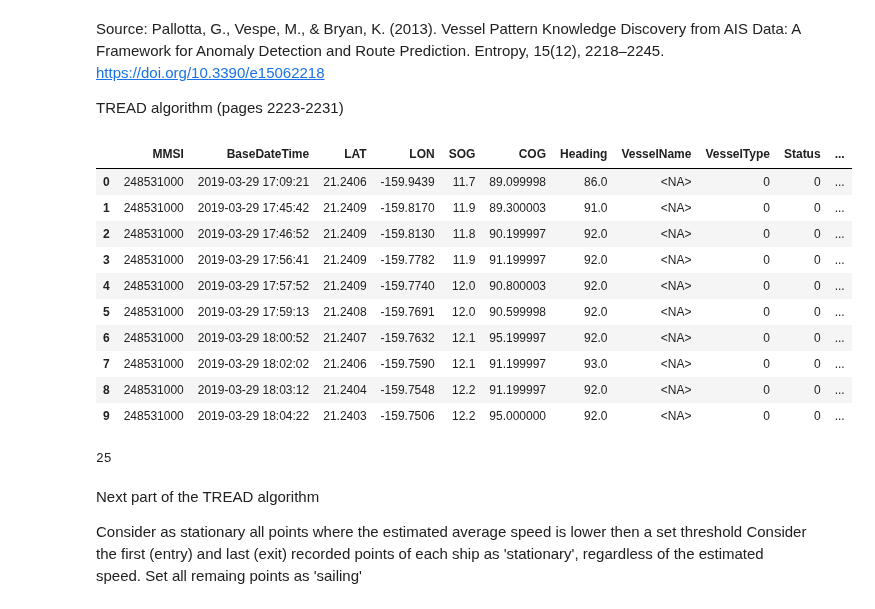
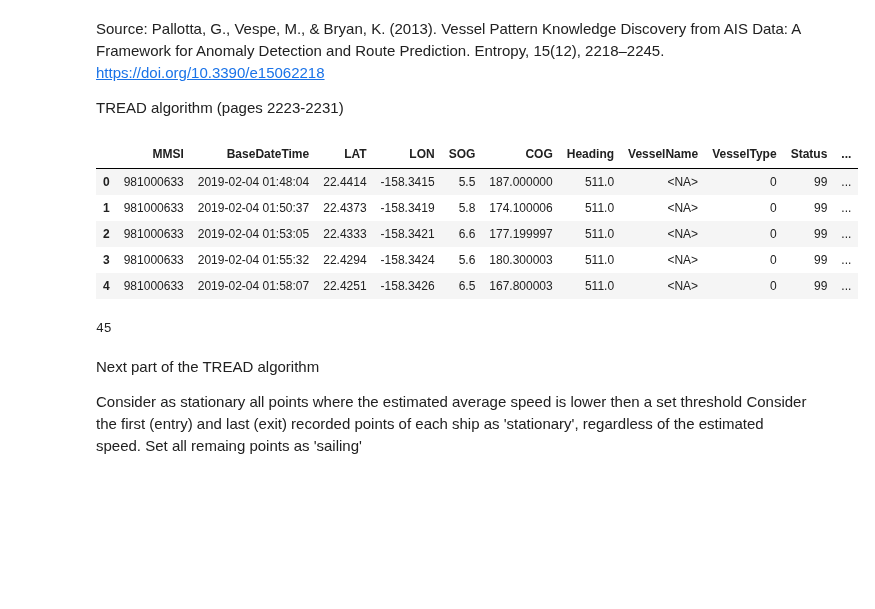
Before and after one commit to Accazeta/AIS_data_analysis, a Jupyter notebook: src/TREAD.ipynb, the cells around one changed output. Drawn from its saved outputs; the diff is of its cells as text; code cells hidden in the pictures; blank space fills up the shorter version.

```diff
--- a/src/TREAD.ipynb
+++ b/src/TREAD.ipynb
@@ -21,8 +21,8 @@ import plotly.graph_objects as go
 # constants
 FOLDER_PATH = "../dataset/2019/"
 FILE_NAME = 'cleaned_2019_01-03.csv'
-SPEED_THRESHOLD = 0.25 # nautical knots
-ABSURD_SPEED_THRESHOLD = 107 # nautical knots
+SPEED_THRESHOLD = 0.5 # nautical knots
+ABSURD_SPEED_THRESHOLD = 102 # nautical knots
 POINTS_THRESHOLD = 50
 KNOTS_CONST = 1.943845249221964 # constant used to convert from m/s to nautical knots
 EARTH_RADIUS_KM = 6378.137 # average value, taken from WGS-84 standard and used by geopy https://github.com/geopy/geopy/blob/master/geopy/distance.py
@@ -31,7 +31,7 @@ LAT_MIN = 18.76651
 LAT_MAX = 22.63089
 LON_MIN = -160.11085
 LON_MAX = -154.38957
-LOST_TIME_THRESHOLD_SECONDS = dt.timedelta(seconds=600) # 10 minutes
+LOST_TIME_THRESHOLD_SECONDS = dt.timedelta(seconds=620) # 10 * (62s)
 EXIT_TIME_THRESHOLD_HOURS = dt.timedelta(hours=12) # half day
 # %% [markdown]
 Import source csv into a dataframe
@@ -145,7 +145,7 @@ Source: Pallotta, G., Vespe, M., & Bryan, K. (2013). Vessel Pattern Knowledge Di
 ‌TREAD algorithm (pages 2223-2231)
 # %%
 def great_circle_distance_vectorized(lat_left, lon_left, lat_right, lon_right):
-    '''Function used to calculate the Great-Circle distance between two GPS coordinates'''
+    '''Vectorized function used to calculate the Great-Circle distance between two GPS coordinates'''
     lon_left, lat_left, lon_right, lat_right = map(np.radians, [lon_left, lat_left, lon_right, lat_right])
     deg_lon = lon_right - lon_left
     deg_lat = lat_right - lat_left
@@ -153,8 +153,6 @@ def great_circle_distance_vectorized(lat_left, lon_left, lat_right, lon_right):
     c = 2 * np.arcsin(np.sqrt(a))
     meters = EARTH_RADIUS_M * c
     return meters
-
-V_s = [] # List of dataframes. Each dataframe represents a Vessel (and its journey)
 
 # From the complete db, select only the necessary columns
 optimized_df = optimized_df[['MMSI', 'BaseDateTime', 'LAT', 'LON', 'SOG', 'COG', 'Heading',
@@ -164,7 +162,10 @@ optimized_df = optimized_df[['MMSI', 'BaseDateTime', 'LAT', 'LON', 'SOG', 'COG',
 optimized_df.drop_duplicates(subset=['MMSI', 'BaseDateTime'], keep='first', inplace=True, ignore_index=True)
 optimized_df = optimized_df.sort_values(by='BaseDateTime')
 
-reference_list_of_mmsi = p.unique(optimized_df['MMSI'])
+reference_list_of_mmsi = p.unique(optimized_df['MMSI']).tolist()
+reference_list_of_mmsi.sort()
+
+V_s = [] # List of dataframes. Each dataframe represents a Vessel (and its journey)
 
 # for each ship
 for mmsi in reference_list_of_mmsi:
@@ -172,10 +173,6 @@ for mmsi in reference_list_of_mmsi:
     appendDF = p.DataFrame(optimized_df[optimized_df['MMSI'] == mmsi])
     # Add a new column for storing the average speed between the current point and the previous
     appendDF['Avg_Speed'] = p.Series(dtype=p.Float64Dtype())
-    # Add a new column for storing the status of the ship (according to TREAD algorithm, see above)
-    appendDF['EstimatedStatus'] = np.nan
-    # Rename the dataframe to the corresponding ship MMSI
-    appendDF.Name = mmsi
     # reset the index of the dataframe
     appendDF.reset_index(inplace=True)
 
@@ -203,56 +200,64 @@ for mmsi in reference_list_of_mmsi:
 
     # condition used to determine if the ship is "lost"
     lost_condition = (pairsOfPointsDF['DeltaTime'] > LOST_TIME_THRESHOLD_SECONDS)
-    # another codition used to determin if the ship has left the domain for a significant amount of time
+    # another codition used to determine if the ship has left the domain for a significant amount of time
     exit_condition = (pairsOfPointsDF['DeltaTime'] > EXIT_TIME_THRESHOLD_HOURS)
-    # the avg_speed of the points following the ones considered "lost" is set to nan
+    # the avg_speed of the points following the ones considered "lost"
+    # (which includes also vessels that satisfy the Exit condition) is set to nan
     pairsOfPointsDF.loc[lost_condition, 'Speed'] = np.nan
-    # any nan point of the 'Speed' column is set to the corresponging 'SOG' value (if available)
-    pairsOfPointsDF['Speed'] = pairsOfPointsDF['Speed'].fillna(pairsOfPointsDF['SOG']/KNOTS_CONST)
-    # new empty status column
+    # any nan point of the 'Speed' column is set to the corresponging 'SOG' value (if available and reliable)
+    pairsOfPointsDF['Speed'] = pairsOfPointsDF['Speed'].fillna(
+                                                                p.Series(
+                                                                    np.where((  pairsOfPointsDF['SOG'] < ABSURD_SPEED_THRESHOLD), #if I have to rely on the SOG, check if it is plausible (verosimile)
+                                                                                pairsOfPointsDF['SOG']/KNOTS_CONST, # if yes, use the SOG value (converted in m/s)
+                                                                                pairsOfPointsDF['Distance'] / pairsOfPointsDF['DeltaTime'].dt.total_seconds() # if no, calculate it again
+                                                                            )))
+
+    # Add a new column for storing the status of the ship (according to TREAD algorithm, see above)
     pairsOfPointsDF['EstimatedStatus'] = p.Series(dtype=p.StringDtype())
-    # set the status of the last and first points before and after a small interruption
+
+    # set the status of the last and first points before (lost) and after (return) a small interruption
     pairsOfPointsDF.loc[lost_condition.shift(-1, fill_value=False), 'EstimatedStatus'] = 'lost'
     pairsOfPointsDF.loc[lost_condition, 'EstimatedStatus'] = 'return'
-    # set the status of the last and first points before and after a big interruption
+    # set the status of the last and first points before (exit) and after (entry) a big interruption
     pairsOfPointsDF.loc[exit_condition.shift(-1, fill_value=False), 'EstimatedStatus'] = 'exit'
     pairsOfPointsDF.loc[exit_condition, 'EstimatedStatus'] = 'entry'
 
     # convert the speed from meters to nautical knots
     pairsOfPointsDF['Speed'] = pairsOfPointsDF['Speed'] * KNOTS_CONST
+    # round the final value to 2 decimal digits
     pairsOfPointsDF['Speed'] = pairsOfPointsDF['Speed'].round(decimals=2)
 
     # save the speed values to the ship df
     appendDF['Avg_Speed'] = pairsOfPointsDF['Speed'].copy()
-    # round the final value to 2 decimal digits
-    # The first row of each ship has its "Avg_Speed" field set equal to the SOG
+    # The first row of each ship has its "Avg_Speed" field set equal to the SOG (due to lazyness this time the reliability of the SOG value is not checked)
     appendDF.at[appendDF.index[0], 'Avg_Speed'] = appendDF.at[appendDF.index[0], 'SOG']
     # Any row where avg_speed is set to np.nan is replaced with the SOG value
     appendDF.fillna({'Avg_Speed' : appendDF['SOG']}, inplace=True)
+
     # Sometimes a vessel may broadcast an impossible GPS location. This is detected by looking for
-    # absurd Avg_Speed values. Any point that fits this description is then dropped.
+    # absurd values in the freshly calculated 'Avg_Speed' field. Any point that fits this description is then dropped.
     appendDF = appendDF[appendDF['Avg_Speed'] < ABSURD_SPEED_THRESHOLD]
+
     # Copy the estimated status column in the final ship df
     appendDF['EstimatedStatus'] = pairsOfPointsDF['EstimatedStatus'].copy()
 
     # drop the first column (generated during all the processing above)
     appendDF.drop('index', axis=1, inplace=True)
+    # Rename the dataframe to the corresponding ship MMSI
+    appendDF.name = str(mmsi)
+    appendDF._metadata += ['name'] # this is necessary otherwise copying the dataframe will make it loose its name (why? ask Pandas, I don't know)
     # save the dataframe to the vessels list
     V_s.append(appendDF)
 
-display(V_s[-1].head(10))
+display(V_s[-1].head())
 # %% [output]
 |  | MMSI | BaseDateTime | LAT | LON | SOG | COG | Heading | VesselName | VesselType | Status | ... |
-| 0 | 248531000 | 2019-03-29 17:09:21 | 21.2406 | -159.9439 | 11.7 | 89.099998 | 86.0 | <NA> | 0 | 0 | ... |
-| 1 | 248531000 | 2019-03-29 17:45:42 | 21.2409 | -159.8170 | 11.9 | 89.300003 | 91.0 | <NA> | 0 | 0 | ... |
-| 2 | 248531000 | 2019-03-29 17:46:52 | 21.2409 | -159.8130 | 11.8 | 90.199997 | 92.0 | <NA> | 0 | 0 | ... |
-| 3 | 248531000 | 2019-03-29 17:56:41 | 21.2409 | -159.7782 | 11.9 | 91.199997 | 92.0 | <NA> | 0 | 0 | ... |
-| 4 | 248531000 | 2019-03-29 17:57:52 | 21.2409 | -159.7740 | 12.0 | 90.800003 | 92.0 | <NA> | 0 | 0 | ... |
-| 5 | 248531000 | 2019-03-29 17:59:13 | 21.2408 | -159.7691 | 12.0 | 90.599998 | 92.0 | <NA> | 0 | 0 | ... |
-| 6 | 248531000 | 2019-03-29 18:00:52 | 21.2407 | -159.7632 | 12.1 | 95.199997 | 92.0 | <NA> | 0 | 0 | ... |
-| 7 | 248531000 | 2019-03-29 18:02:02 | 21.2406 | -159.7590 | 12.1 | 91.199997 | 93.0 | <NA> | 0 | 0 | ... |
-| 8 | 248531000 | 2019-03-29 18:03:12 | 21.2404 | -159.7548 | 12.2 | 91.199997 | 92.0 | <NA> | 0 | 0 | ... |
-| 9 | 248531000 | 2019-03-29 18:04:22 | 21.2403 | -159.7506 | 12.2 | 95.000000 | 92.0 | <NA> | 0 | 0 | ... |
+| 0 | 981000633 | 2019-02-04 01:48:04 | 22.4414 | -158.3415 | 5.5 | 187.000000 | 511.0 | <NA> | 0 | 99 | ... |
+| 1 | 981000633 | 2019-02-04 01:50:37 | 22.4373 | -158.3419 | 5.8 | 174.100006 | 511.0 | <NA> | 0 | 99 | ... |
+| 2 | 981000633 | 2019-02-04 01:53:05 | 22.4333 | -158.3421 | 6.6 | 177.199997 | 511.0 | <NA> | 0 | 99 | ... |
+| 3 | 981000633 | 2019-02-04 01:55:32 | 22.4294 | -158.3424 | 5.6 | 180.300003 | 511.0 | <NA> | 0 | 99 | ... |
+| 4 | 981000633 | 2019-02-04 01:58:07 | 22.4251 | -158.3426 | 6.5 | 167.800003 | 511.0 | <NA> | 0 | 99 | ... |
 # %%
 # delete unused dataframe from RAM in order to save memory
 # according to StackOverflow, this is the best way:
@@ -264,7 +269,7 @@ del shiftedDF
 del clean_df
 gc.collect()
 # %% [output]
-25
+45
 # %% [markdown]
 Next part of the TREAD algorithm</br>
 
```
Also changed, not shown: parts of 18 cells of this notebook.
